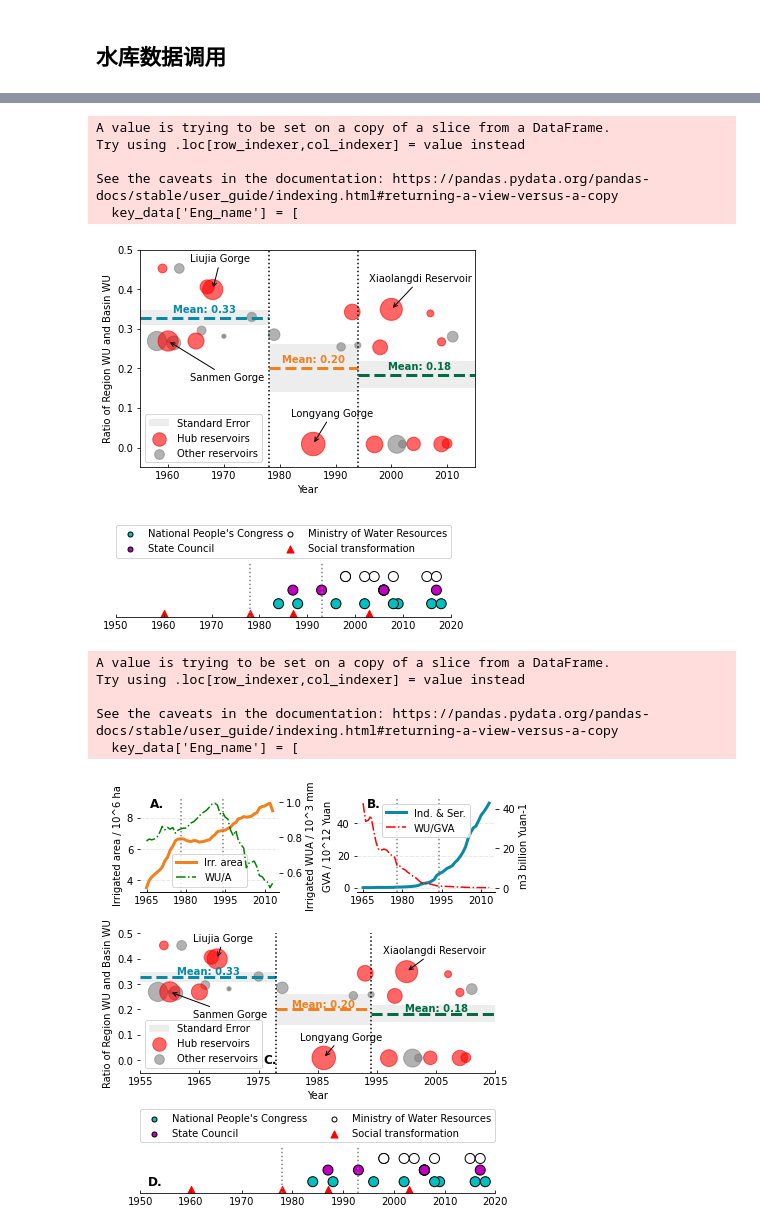
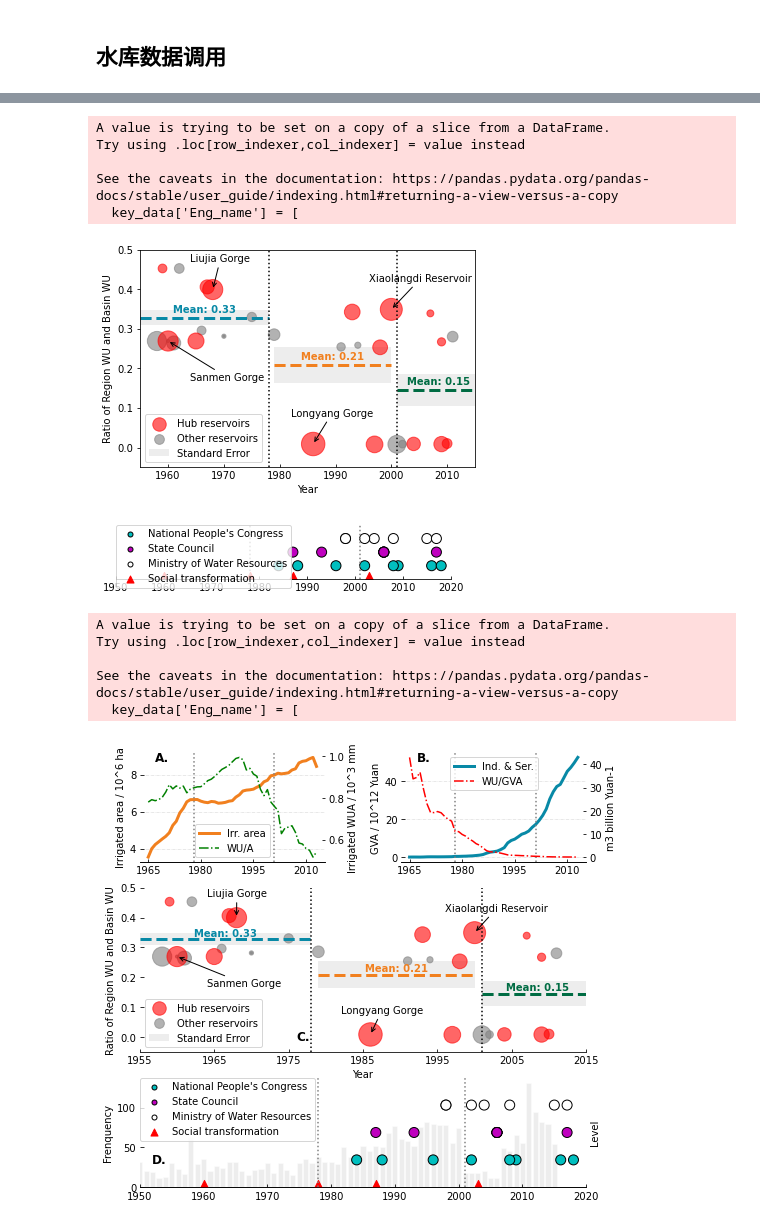
Before and after one commit to SongshGeo/Water-Governance-Regimes, a Jupyter notebook: notebooks/regime_shift_causes.ipynb, the cells around one changed output, grey strips where cells are left out. Cells and saved outputs as stored; diff of their text form; code cells hidden in the pictures.

```diff
--- a/notebooks/regime_shift_causes.ipynb
+++ b/notebooks/regime_shift_causes.ipynb
@@ -132,7 +134,7 @@ def plot_reservoirs(ax):
     # =========== 每个阶段的平均值 =========== #
     ax.set_xlim(1955, 2015)
     ax.set_ylim(-0.05, 0.5)
-    periods = [(1955, 1978), (1978, 1994), (1994, 2016)]
+    periods = [(1955, 1978), (1979, 2000), (2001, 2016)]
     periods_ratio_dict = {}  # 用来储存结果，检验显著性
     for i, period in enumerate(periods):
         start, end = period
@@ -156,7 +158,7 @@ def plot_reservoirs(ax):
 
     # 阶段划分
     ax.axvline(x=1978, ls=":", lw=1.5, c='black')
-    ax.axvline(x=1994, ls=":", lw=1.5, c='black')
+    ax.axvline(x=2001, ls=":", lw=1.5, c='black')
 
     ax.legend(loc=3)
     return periods_ratio_dict
@@ -169,7 +171,7 @@ Try using .loc[row_indexer,col_indexer] = value instead
 
 See the caveats in the documentation: https://pandas.pydata.org/pandas-docs/stable/user_guide/indexing.html#returning-a-view-versus-a-copy
   key_data['Eng_name'] = [
-[figure, old version]
+[figure, new version]
 # %%
 policy = pd.read_excel("../data/policy.xlsx")
 def div_levels(x):
@@ -182,57 +184,62 @@ def div_levels(x):
 
 policy['level'] = policy['agency'].apply(div_levels)
 
+events = pd.read_csv('../data/processed/big_events.csv', index_col=0)
+frequency = events.groupby("Year").count()['Title'].loc[1950:2015]
+
 def plot_time_line(ax=False):
     if not ax:
         fig, ax = plt.subplots(figsize=(6, 1))
+
     colors = ['c', 'm', 'white']
     trans_color = 'red'
     scale = 100
     ys = [-0.5, 0, 0.5]
     # 每个层级的点分别绘图
     for i, level in enumerate(policy['level'].unique()):
         data = policy[policy['level'] == level]
         x = data['施行or修订时间'].values
         y = np.ones(len(x)) * ys[i]
         s = np.ones(len(x)) * scale
         ax.scatter(x, y, color=colors[i], s=s, edgecolor='black', label=data['agency'].iloc[0].strip('of the PRC'))
 
     # dates = policy['施行or修订时间']
     # ax.plot(dates, np.zeros_like(dates), "-.", zorder=-1, color='lightgray')
     # ax.hlines(0.8, 1965, 1978, color=colors[i])
     transformation = ax.scatter(1960, -1, s=scale*2, color=trans_color, marker='^', label='Social transformation')
-    ax.scatter(1978, -1, s=scale*2, color=trans_color, marker='^')
-    ax.scatter(1987, -1, s=scale*2, color=trans_color, marker='^')
-    ax.scatter(2003, -1, s=scale*2, color=trans_color, marker='^')
+    ax.scatter(1978, -1, s=scale*2, color=trans_color, marker='^', zorder=1)
+    ax.scatter(1987, -1, s=scale*2, color=trans_color, marker='^', zorder=1)
+    ax.scatter(2003, -1, s=scale*2, color=trans_color, marker='^', zorder=1)
 
     ax.set_xlim(1950, 2020)
     ax.set_ylim(-1, 1)
     ax.set_yticks([])
     ax.axvline(1978, ls=':', color='gray')
-    ax.axvline(1993, ls=':', color='gray')
+    ax.axvline(2001, ls=':', color='gray')
 
     ax.spines['top'].set_visible(False)
     ax.spines['left'].set_visible(False)
     ax.spines['right'].set_visible(False)
     ax.spines['bottom'].set_visible(True)
-    ax.legend(bbox_to_anchor=(0., 1.1, 1., 1.01), loc='lower left',
-            ncol=2, mode="expand", borderaxespad=0., markerscale=0.5)
-
+    ax.legend(loc='upper left',
+            ncol=1, borderaxespad=0., markerscale=0.5)
 
 plot_time_line()
 # %% [output]
-[figure, old version]
+[figure, new version]
 # %%
 import seaborn as sns
 from matplotlib.gridspec import GridSpec
 
-fig = plt.figure(figsize=(6, 6), constrained_layout=True)
-gs = GridSpec(3, 8, figure=fig, height_ratios=[2, 3, 1])
-ax1 = fig.add_subplot(gs[0, :4])
-ax2 = fig.add_subplot(gs[0, 4:])
+fig = plt.figure(figsize=(8, 8), constrained_layout=True)
+fig.subplots_adjust(wspace=0.3)
+gs = GridSpec(3, 3, figure=fig, height_ratios=[2, 3, 2], width_ratios=[1, 0.01, 1])
+ax1 = fig.add_subplot(gs[0, 0])
+ax2 = fig.add_subplot(gs[0, -1])
 # ax3 = fig.add_subplot(gs[1, :3])
 ax4 = fig.add_subplot(gs[1, :])
 ax5 = fig.add_subplot(gs[2, :])
+ax6 = ax5.twinx()
 
 gva_cols = ['Irrigated area: Total', 'Industrial gross value added (GVA): Total', "Service GVA"]
 wui_cols = ['Irrigation water-use intensity (WUI): Total', 'Industrial WUI: Total', 'Service WUI']
@@ -283,7 +290,12 @@ ax2_2.set_ylabel("m3 billion Yuan-1")
 # ======= 图4 =========
 plot_reservoirs(ax4)
 
-# 修饰图片
+# ======= 图5 =========
+frequency = events.groupby("Year").count()['Title'].loc[1950:2015]
+ax5.bar(frequency.index, frequency.values, color='lightgray', edgecolor='white', zorder=0, alpha=0.4)
+plot_time_line(ax6)
+
+# 修饰图片 ============
 ax1.legend(handles=irrigation_area+irrigation_wui, loc='lower center')
 ax2.legend(handles=industry+mean_wui, loc='upper center')
 ax4.legend()
@@ -299,7 +311,7 @@ ax1.text(x1, y1, 'A.', ha='center', va='center', weight='bold', size='large')
 ax2.text(x2, y2, 'B.', ha='center', va='center', weight='bold', size='large')
 # ax3.text(-0.2, 20, 'c.', ha='center', va='center', weight='bold', size='large')
 ax4.text(1977, 0.0, 'C.', ha='center', va='center', weight='bold', size='large')
-ax5.text(1953, -0.5, 'D.', ha='center', va='center', weight='bold', size='large')
+ax6.text(1953, -0.5, 'D.', ha='center', va='center', weight='bold', size='large')
 
 # 坐标轴
 plt.rcParams['xtick.direction'] = 'in'  # in; out; inout
@@ -307,10 +319,10 @@ plt.rcParams['ytick.direction'] = 'in'
 ax1.axes.get_xaxis().set_visible(True)
 for ax in [ax1, ax2]:
     ax.axvline(1978, ls=':', color='gray', lw=1.5)
-    ax.axvline(1994, ls=':', color='gray', lw=1.5)
+    ax.axvline(2001, ls=':', color='gray', lw=1.5)
     ax.yaxis.grid(color='lightgray', linestyle='-.', linewidth=0.5)
 
-for ax in [ax1, ax2, ax1_2, ax2_2, ax4]:
+for ax in [ax1, ax2, ax1_2, ax2_2, ax4, ax5, ax6]:
     ax.spines['top'].set_visible(False)
     ax.spines['left'].set_visible(False)
     ax.spines['right'].set_visible(False)
@@ -320,8 +332,9 @@ for ax in [ax1, ax2, ax1_2, ax2_2]:
     ax.set_xticks(np.arange(1965, 2013, 15))
 
 ax4.set_xticks(np.arange(1955, 2016, 10))
+ax5.set_ylabel("Frenquency")
+ax6.set_ylabel("Level")
 
-plot_time_line(ax5)
 # 储存和显示图片
 plt.savefig('../figures/main/causes.pdf', dpi=300)
 plt.savefig('../figures/main/causes.jpg', dpi=300)
@@ -332,4 +345,4 @@ Try using .loc[row_indexer,col_indexer] = value instead
 
 See the caveats in the documentation: https://pandas.pydata.org/pandas-docs/stable/user_guide/indexing.html#returning-a-view-versus-a-copy
   key_data['Eng_name'] = [
-[figure, old version]
+[figure, new version]
```
Also changed, not shown: parts of 2 cells of this notebook, 12 other files.
